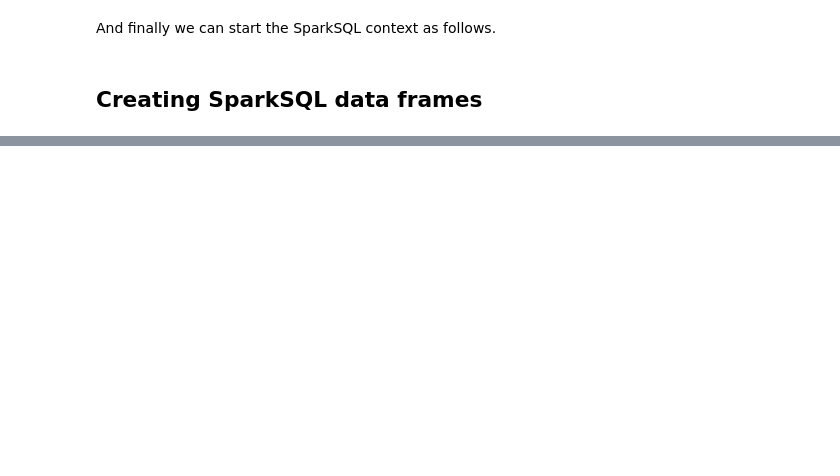
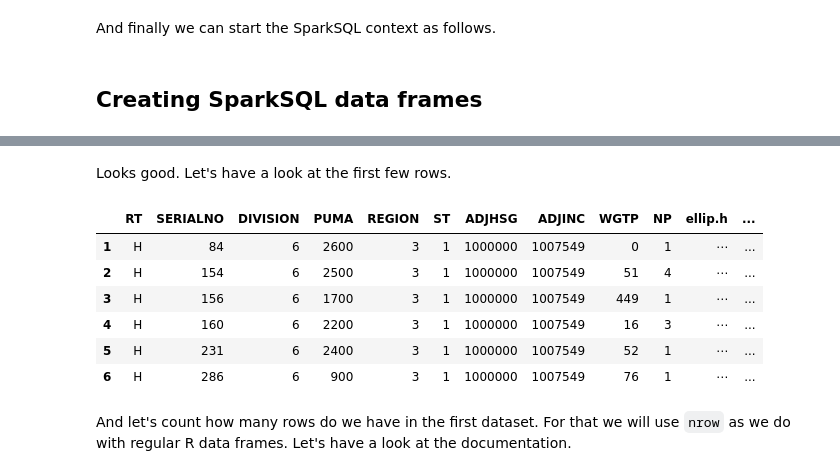
Before and after one commit to jadianes/spark-r-notebooks, a Jupyter notebook: notebooks/nb1-spark-sql-basics/nb1-spark-sql-basics.ipynb, the cells around one changed output, grey strips where cells are left out. Saved outputs shown, nothing was run; the diff lists cells and outputs as text; code cells hidden in the pictures; blank space fills up the shorter version.

```diff
--- a/notebooks/nb1-spark-sql-basics/nb1-spark-sql-basics.ipynb
+++ b/notebooks/nb1-spark-sql-basics/nb1-spark-sql-basics.ipynb
@@ -39,0 +92,14 @@ sqlContext <- sparkRSQL.init(sc)
+# %% [markdown]
+Looks good. Let's have a look at the first few rows.
+# %%
+head(housing_a_df)
+# %% [output]
+|  | RT | SERIALNO | DIVISION | PUMA | REGION | ST | ADJHSG | ADJINC | WGTP | NP | ellip.h | ... |
+| 1 | H | 84 | 6 | 2600 | 3 | 1 | 1000000 | 1007549 | 0 | 1 | ⋯ | ... |
+| 2 | H | 154 | 6 | 2500 | 3 | 1 | 1000000 | 1007549 | 51 | 4 | ⋯ | ... |
+| 3 | H | 156 | 6 | 1700 | 3 | 1 | 1000000 | 1007549 | 449 | 1 | ⋯ | ... |
+| 4 | H | 160 | 6 | 2200 | 3 | 1 | 1000000 | 1007549 | 16 | 3 | ⋯ | ... |
+| 5 | H | 231 | 6 | 2400 | 3 | 1 | 1000000 | 1007549 | 52 | 1 | ⋯ | ... |
+| 6 | H | 286 | 6 | 900 | 3 | 1 | 1000000 | 1007549 | 76 | 1 | ⋯ | ... |
+# %% [markdown]
+And let's count how many rows do we have in the first dataset. For that we will use `nrow` as we do with regular R data frames. Let's have a look at the documentation.
```
Also changed, not shown: parts of 33 cells of this notebook, 2 other files.
